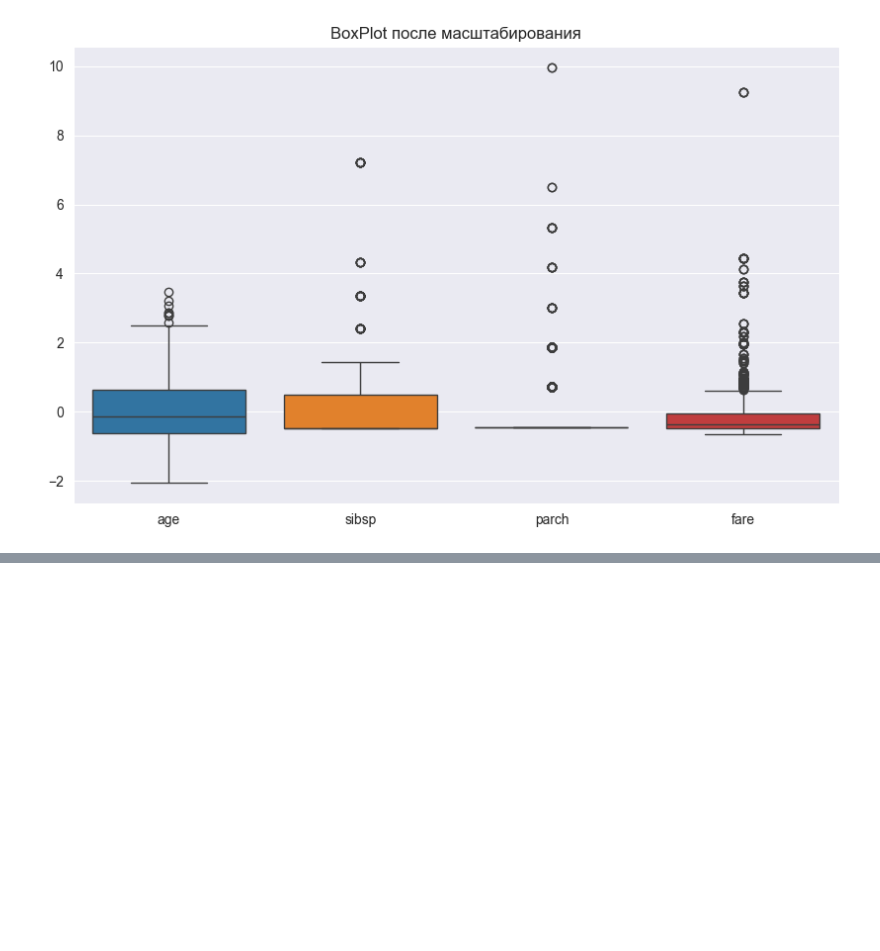
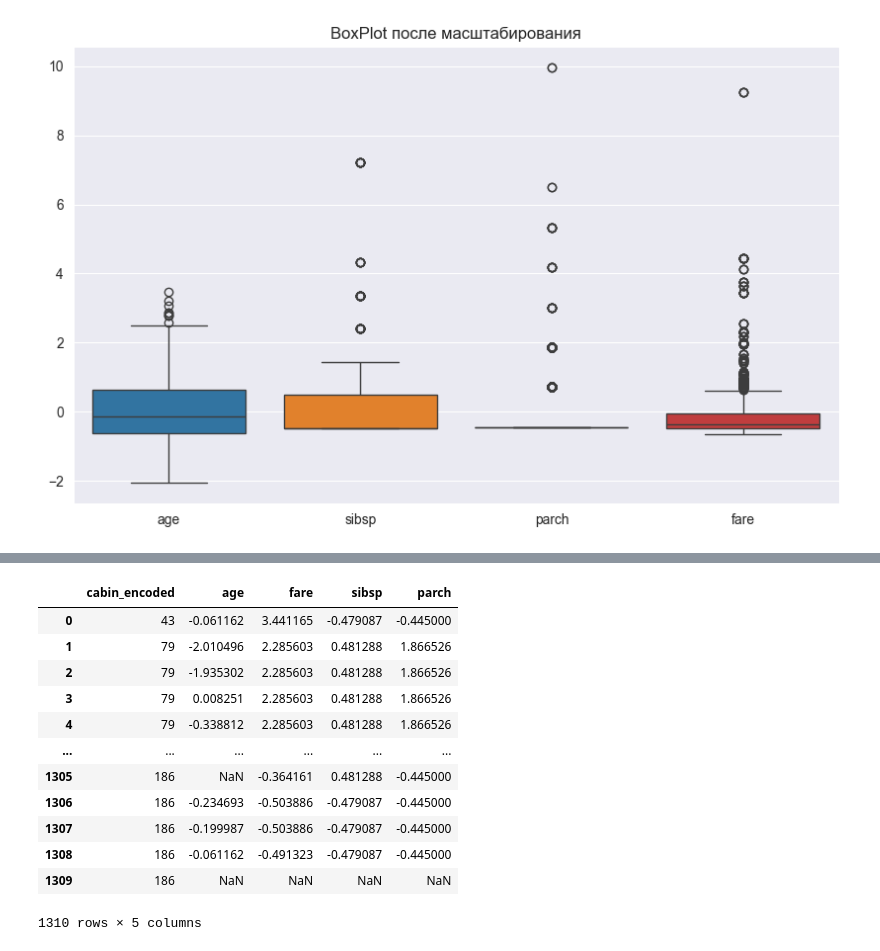
Before and after one commit to AlekseyKhaleev/MachineLearning, a Jupyter notebook: source/ML_LAB2.ipynb, the cells around one changed output, grey strips where cells are left out. Cells and saved outputs as stored; diff of their text form; code cells hidden in the pictures; blank space fills up the shorter version.

```diff
--- a/source/ML_LAB2.ipynb
+++ b/source/ML_LAB2.ipynb
@@ -110,0 +112,16 @@ df
+# %%
+df1
+# %% [output]
+|  | cabin_encoded | age | fare | sibsp | parch |
+| 0 | 43 | -0.061162 | 3.441165 | -0.479087 | -0.445000 |
+| 1 | 79 | -2.010496 | 2.285603 | 0.481288 | 1.866526 |
+| 2 | 79 | -1.935302 | 2.285603 | 0.481288 | 1.866526 |
+| 3 | 79 | 0.008251 | 2.285603 | 0.481288 | 1.866526 |
+| 4 | 79 | -0.338812 | 2.285603 | 0.481288 | 1.866526 |
+| ... | ... | ... | ... | ... | ... |
+| 1305 | 186 | NaN | -0.364161 | 0.481288 | -0.445000 |
+| 1306 | 186 | -0.234693 | -0.503886 | -0.479087 | -0.445000 |
+| 1307 | 186 | -0.199987 | -0.503886 | -0.479087 | -0.445000 |
+| 1308 | 186 | -0.061162 | -0.491323 | -0.479087 | -0.445000 |
+| 1309 | 186 | NaN | NaN | NaN | NaN |
+1310 rows × 5 columns
```
Also changed, not shown: parts of 3 cells of this notebook.
